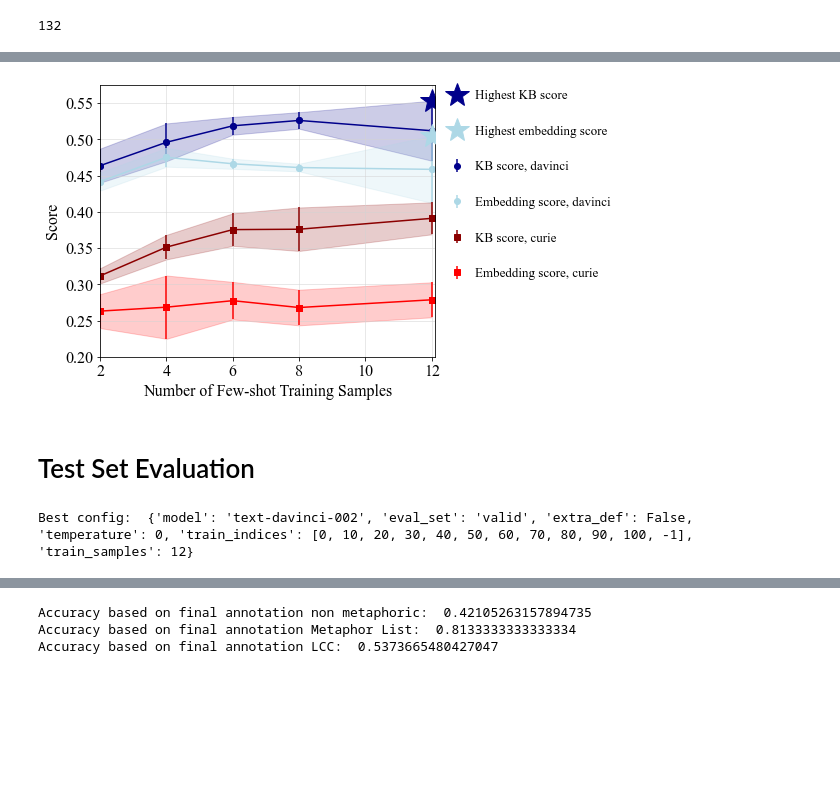
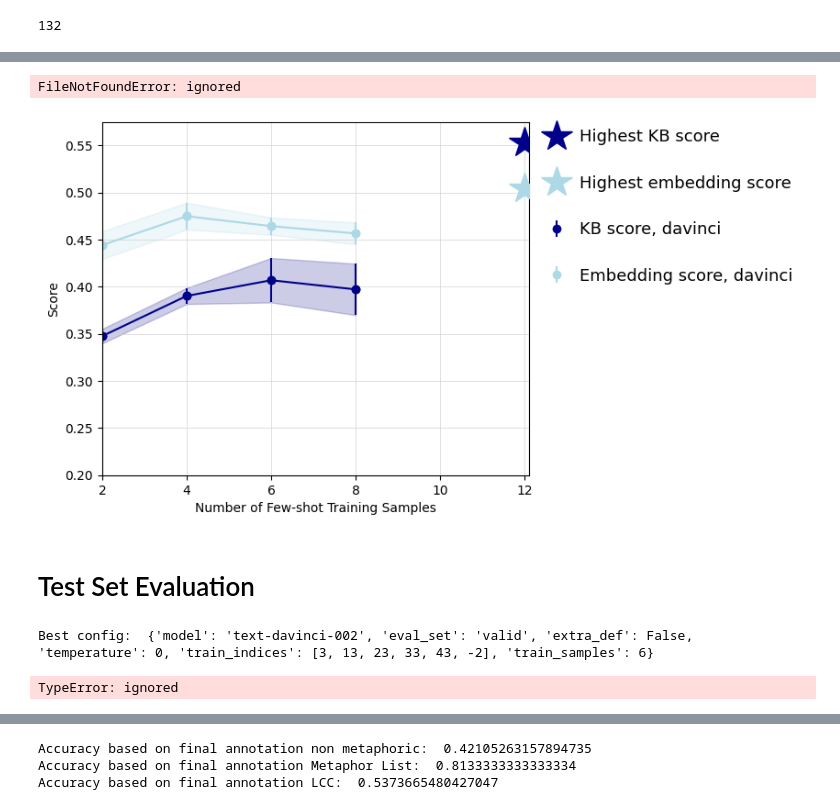
Before and after one commit to winniexueyao/HKU-COMP7607-NLP-Project, a Jupyter notebook: analysis.ipynb, the cells around one changed output, grey strips where cells are left out. Saved outputs shown, nothing was run; the diff lists cells and outputs as text; code cells hidden in the pictures; blank space fills up the shorter version.

```diff
--- a/analysis.ipynb
+++ b/analysis.ipynb
@@ -589,7 +848,7 @@ c2="lightblue"
 c3="darkred"
 c4="red"
 
-for run in wandb.Api().runs("YOUR_USERNAME/YOUR_PROJECT"): # replace with your username and project name
+for run in wandb.Api().runs("yonghengyu37/Metaphors"): # replace with your username and project name
     if run.group == "gridsearch":
         amount_samples=run.config["train_samples"]
         if run.config["model"]=="text-davinci-002":
@@ -602,42 +861,43 @@ for run in wandb.Api().runs("YOUR_USERNAME/YOUR_PROJECT"): # replace with your u
 plt.figure(figsize=(6,5))
 plt.errorbar([2,4,6,8,12], [np.mean(scores_KB_davinci[0]), np.mean(scores_KB_davinci[1]), np.mean(scores_KB_davinci[2]), np.mean(scores_KB_davinci[3]), np.mean(scores_KB_davinci[4])], yerr=[np.std(scores_KB_davinci[0], ddof=1), np.std(scores_KB_davinci[1], ddof=1), np.std(scores_KB_davinci[2], ddof=1), np.std(scores_KB_davinci[3], ddof=1), np.std(scores_KB_davinci[4], ddof=1)], fmt='o', label="KB score, davinci", color=c1)
 plt.errorbar([2,4,6,8,12], [np.mean(scores_em_davinci[0]), np.mean(scores_em_davinci[1]), np.mean(scores_em_davinci[2]), np.mean(scores_em_davinci[3]), np.mean(scores_em_davinci[4])], yerr=[np.std(scores_em_davinci[0], ddof=1), np.std(scores_em_davinci[1], ddof=1), np.std(scores_em_davinci[2], ddof=1), np.std(scores_em_davinci[3], ddof=1), np.std(scores_em_davinci[4], ddof=1)], fmt='o', label="Embedding score, davinci", color=c2)
-plt.errorbar([2,4,6,8,12], [np.mean(scores_KB_curie[0]), np.mean(scores_KB_curie[1]), np.mean(scores_KB_curie[2]), np.mean(scores_KB_curie[3]), np.mean(scores_KB_curie[4])], yerr=[np.std(scores_KB_curie[0], ddof=1), np.std(scores_KB_curie[1], ddof=1), np.std(scores_KB_curie[2], ddof=1), np.std(scores_KB_curie[3], ddof=1), np.std(scores_KB_curie[4], ddof=1)], fmt='s', label="KB score, curie", color=c3)
-plt.errorbar([2,4,6,8,12], [np.mean(scores_em_curie[0]), np.mean(scores_em_curie[1]), np.mean(scores_em_curie[2]), np.mean(scores_em_curie[3]), np.mean(scores_em_curie[4])], yerr=[np.std(scores_em_curie[0], ddof=1), np.std(scores_em_curie[1], ddof=1), np.std(scores_em_curie[2], ddof=1), np.std(scores_em_curie[3], ddof=1), np.std(scores_em_curie[4], ddof=1)], fmt='s', label="Embedding score, curie", color=c4)
+#plt.errorbar([2,4,6,8,12], [np.mean(scores_KB_curie[0]), np.mean(scores_KB_curie[1]), np.mean(scores_KB_curie[2]), np.mean(scores_KB_curie[3]), np.mean(scores_KB_curie[4])], yerr=[np.std(scores_KB_curie[0], ddof=1), np.std(scores_KB_curie[1], ddof=1), np.std(scores_KB_curie[2], ddof=1), np.std(scores_KB_curie[3], ddof=1), np.std(scores_KB_curie[4], ddof=1)], fmt='s', label="KB score, curie", color=c3)
+#plt.errorbar([2,4,6,8,12], [np.mean(scores_em_curie[0]), np.mean(scores_em_curie[1]), np.mean(scores_em_curie[2]), np.mean(scores_em_curie[3]), np.mean(scores_em_curie[4])], yerr=[np.std(scores_em_curie[0], ddof=1), np.std(scores_em_curie[1], ddof=1), np.std(scores_em_curie[2], ddof=1), np.std(scores_em_curie[3], ddof=1), np.std(scores_em_curie[4], ddof=1)], fmt='s', label="Embedding score, curie", color=c4)
 # make standard deviation thicker
 plt.fill_between([2,4,6,8,12], [np.mean(scores_KB_davinci[0])-np.std(scores_KB_davinci[0], ddof=1), np.mean(scores_KB_davinci[1])-np.std(scores_KB_davinci[1], ddof=1), np.mean(scores_KB_davinci[2])-np.std(scores_KB_davinci[2], ddof=1), np.mean(scores_KB_davinci[3])-np.std(scores_KB_davinci[3], ddof=1), np.mean(scores_KB_davinci[4])-np.std(scores_KB_davinci[4], ddof=1)], [np.mean(scores_KB_davinci[0])+np.std(scores_KB_davinci[0], ddof=1), np.mean(scores_KB_davinci[1])+np.std(scores_KB_davinci[1], ddof=1), np.mean(scores_KB_davinci[2])+np.std(scores_KB_davinci[2], ddof=1), np.mean(scores_KB_davinci[3])+np.std(scores_KB_davinci[3], ddof=1), np.mean(scores_KB_davinci[4])+np.std(scores_KB_davinci[4], ddof=1)], alpha=0.2, color=c1)
 plt.fill_between([2,4,6,8,12], [np.mean(scores_em_davinci[0])-np.std(scores_em_davinci[0], ddof=1), np.mean(scores_em_davinci[1])-np.std(scores_em_davinci[1], ddof=1), np.mean(scores_em_davinci[2])-np.std(scores_em_davinci[2], ddof=1), np.mean(scores_em_davinci[3])-np.std(scores_em_davinci[3], ddof=1), np.mean(scores_em_davinci[4])-np.std(scores_em_davinci[4], ddof=1)], [np.mean(scores_em_davinci[0])+np.std(scores_em_davinci[0], ddof=1), np.mean(scores_em_davinci[1])+np.std(scores_em_davinci[1], ddof=1), np.mean(scores_em_davinci[2])+np.std(scores_em_davinci[2], ddof=1), np.mean(scores_em_davinci[3])+np.std(scores_em_davinci[3], ddof=1), np.mean(scores_em_davinci[4])+np.std(scores_em_davinci[4], ddof=1)], alpha=0.2, color=c2)
 plt.fill_between([2,4,6,8,12], [np.mean(scores_KB_curie[0])-np.std(scores_KB_curie[0], ddof=1), np.mean(scores_KB_curie[1])-np.std(scores_KB_curie[1], ddof=1), np.mean(scores_KB_curie[2])-np.std(scores_KB_curie[2], ddof=1), np.mean(scores_KB_curie[3])-np.std(scores_KB_curie[3], ddof=1), np.mean(scores_KB_curie[4])-np.std(scores_KB_curie[4], ddof=1)], [np.mean(scores_KB_curie[0])+np.std(scores_KB_curie[0], ddof=1), np.mean(scores_KB_curie[1])+np.std(scores_KB_curie[1], ddof=1), np.mean(scores_KB_curie[2])+np.std(scores_KB_curie[2], ddof=1), np.mean(scores_KB_curie[3])+np.std(scores_KB_curie[3], ddof=1), np.mean(scores_KB_curie[4])+np.std(scores_KB_curie[4], ddof=1)], alpha=0.2, color=c3)
 plt.fill_between([2,4,6,8,12], [np.mean(scores_em_curie[0])-np.std(scores_em_curie[0], ddof=1), np.mean(scores_em_curie[1])-np.std(scores_em_curie[1], ddof=1), np.mean(scores_em_curie[2])-np.std(scores_em_curie[2], ddof=1), np.mean(scores_em_curie[3])-np.std(scores_em_curie[3], ddof=1), np.mean(scores_em_curie[4])-np.std(scores_em_curie[4], ddof=1)], [np.mean(scores_em_curie[0])+np.std(scores_em_curie[0], ddof=1), np.mean(scores_em_curie[1])+np.std(scores_em_curie[1], ddof=1), np.mean(scores_em_curie[2])+np.std(scores_em_curie[2], ddof=1), np.mean(scores_em_curie[3])+np.std(scores_em_curie[3], ddof=1), np.mean(scores_em_curie[4])+np.std(scores_em_curie[4], ddof=1)], alpha=0.2, color=c4)
 plt.xlabel("Number of Few-shot Training Samples")
 plt.ylabel("Score")
 # connect error bars with lines
 plt.plot([2,4,6,8,12], [np.mean(scores_KB_davinci[0]), np.mean(scores_KB_davinci[1]), np.mean(scores_KB_davinci[2]), np.mean(scores_KB_davinci[3]), np.mean(scores_KB_davinci[4])], 'o-', color=c1)
 plt.plot([2,4,6,8,12], [np.mean(scores_em_davinci[0]), np.mean(scores_em_davinci[1]), np.mean(scores_em_davinci[2]), np.mean(scores_em_davinci[3]), np.mean(scores_em_davinci[4])], 'o-', color=c2)
 plt.plot([2,4,6,8,12], [np.mean(scores_KB_curie[0]), np.mean(scores_KB_curie[1]), np.mean(scores_KB_curie[2]), np.mean(scores_KB_curie[3]), np.mean(scores_KB_curie[4])], 's-', color=c3)
 plt.plot([2,4,6,8,12], [np.mean(scores_em_curie[0]), np.mean(scores_em_curie[1]), np.mean(scores_em_curie[2]), np.mean(scores_em_curie[3]), np.mean(scores_em_curie[4])], 's-', color=c4)
 
 
 
 # make star for single best score and set to foreground
 plt.plot([12], 0.5531443181819444, '*', color=c1, markersize=25, label="Highest KB score")
 plt.plot([12], 0.5047760359942913, '*', color=c2, markersize=25, label="Highest embedding score", zorder=10)
 plt.legend()
 plt.grid(color='lightgray', linestyle='-', linewidth=0.5)
 # move legend outside of plot
 plt.legend(bbox_to_anchor=(1.01, 1), loc='upper left', borderaxespad=0., fontsize=13, frameon=False, handletextpad=0.4, labelspacing=1.8)
 # increase spacing of legend
 # make y axis end at 0.6
 plt.ylim(0.2, 0.575)
 # make x axis end at 12
 plt.xlim(2, 12.1)
 # set font to Times New Roman
 plt.rcParams['font.family'] = 'Times New Roman'
 plt.rcParams['font.size'] = 16
 # save as eps
 plt.savefig('Images/scores.pdf', format='pdf', bbox_inches='tight')
 # %% [output]
+FileNotFoundError: ignored
-[figure, old version]
+[figure, new version]
 # %% [markdown]
 # Test Set Evaluation
 # %%
@@ -645,7 +905,7 @@ plt.savefig('Images/scores.pdf', format='pdf', bbox_inches='tight')
 run_configs=[]
 scores_em = []
 scores_KB = []
-for run in wandb.Api().runs("YOUR_USERNAME/YOUR_PROJECT"): # replace with your username and project name
+for run in wandb.Api().runs("yonghengyu37/Metaphors"): # replace with your username and project name
     scores_em.append(run.summary["mean_em"])
     scores_KB.append(run.summary["mean_KB"])
     run_configs.append(run.config)
@@ -653,5 +913,23 @@ for run in wandb.Api().runs("YOUR_USERNAME/YOUR_PROJECT"): # replace with your u
 best_config = run_configs[np.argmax(np.array(scores_em)+np.array(scores_KB))]
 print("Best config: ", best_config)
 # %% [output]
-Best config:  {'model': 'text-davinci-002', 'eval_set': 'valid', 'extra_def': False, 'temperature': 0, 'train_indices': [0, 10, 20, 30, 40, 50, 60, 70, 80, 90, 100, -1], 'train_samples': 12}
+Best config:  {'model': 'text-davinci-002', 'eval_set': 'valid', 'extra_def': False, 'temperature': 0, 'train_indices': [3, 13, 23, 33, 43, -2], 'train_samples': 6}
+# %%
+# generate completions on test set with best config from validation
+df_test_results = get_GPT3_completions(best_config["train_indices"], eval_set="test", temperature=best_config['temperature'], model=best_config['model'], result_samples=999, extra_def=best_config['extra_def'])
+#df_LCC_results = get_GPT3_completions(best_config["train_indices"], eval_set="LCC", temperature=best_config['temperature'], model=best_config['model'], result_samples=999, extra_def=best_config['extra_def'])
+#df_LCC_results_es = get_GPT3_completions(best_config["train_indices"], eval_set="LCC_es", temperature=best_config['temperature'], model=best_config['model'], result_samples=999, extra_def=best_config['extra_def'])
+# evaluate
+#mean_em, std_em, mean_KB, std_KB, df_test_results = evaluate(df_test_results)
+#print("Test set performance: ", str(mean_em)+"(+-"+str(std_em)+")", str(mean_KB)+"(+-"+str(std_KB)+")")
+#mean_em, std_em, mean_KB, std_KB, df_LCC_results = evaluate(df_LCC_results)
+#print("LCC set performance: ", str(mean_em)+"(+-"+str(std_em)+")", str(mean_KB)+"(+-"+str(std_KB)+")")
+#mean_em, std_em, mean_KB, std_KB, df_LCC_results_es = evaluate(df_LCC_results_es)
+#print("LCC set performance: ", str(mean_em)+"(+-"+str(std_em)+")", str(mean_KB)+"(+-"+str(std_KB)+")")
+# save results to csv
+#df_test_results.to_csv("Test Results/Source Completion/Few Shot/best_config_test.csv")
+#df_LCC_results.to_csv("Test Results/Source Completion/Few Shot/best_config_LCC.csv")
+#df_LCC_results_es.to_csv("Test Results/Source Completion/Few Shot/best_config_LCC_es.csv")
+# %% [output]
+TypeError: ignored
 # %%
```
Also changed, not shown: parts of 35 cells of this notebook.
